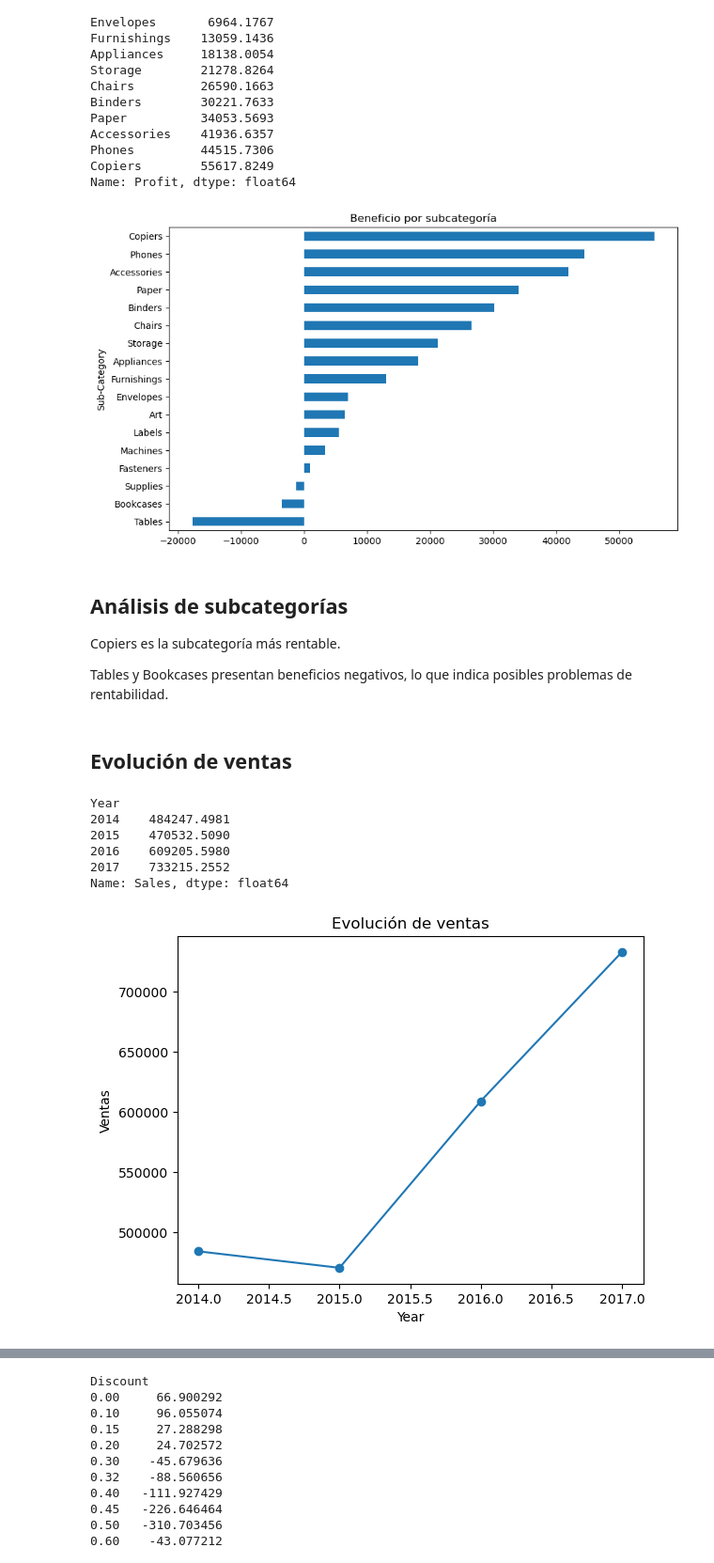
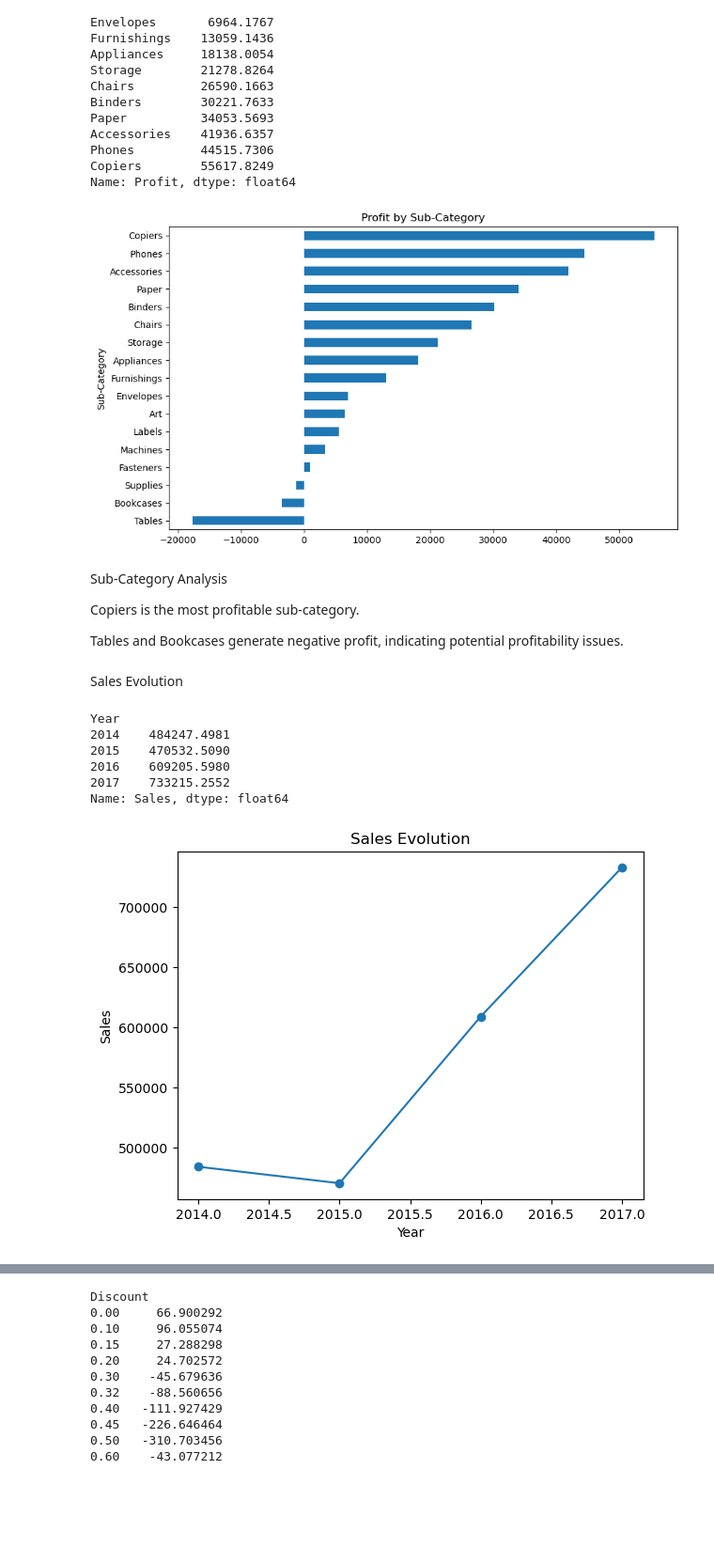
Before and after one commit to kevinjgonzalezp-ui/ecommerce-sales-customer-analytics, a Jupyter notebook: notebooks/03_business_analysis.ipynb, the cells around one changed output, grey strips where cells are left out. Shown at 94% size. Saved outputs shown, nothing was run; the diff lists cells and outputs as text; code cells hidden in the pictures; blank space fills up the shorter version.

```diff
--- a/notebooks/03_business_analysis.ipynb
+++ b/notebooks/03_business_analysis.ipynb
@@ -109,18 +108,18 @@ df.groupby("Sub-Category")["Profit"].sum().sort_values().plot(
     figsize=(10,6)
 )
 
-plt.title("Beneficio por subcategoría")
+plt.title("Profit by Sub-Category")
 plt.show()
 # %% [output]
-[figure, old version]
+[figure, new version]
 # %% [markdown]
-## Análisis de subcategorías
+Sub-Category Analysis
 
-Copiers es la subcategoría más rentable.
+Copiers is the most profitable sub-category.
 
-Tables y Bookcases presentan beneficios negativos, lo que indica posibles problemas de rentabilidad.
+Tables and Bookcases generate negative profit, indicating potential profitability issues.
 # %% [markdown]
-## Evolución de ventas
+Sales Evolution
 # %%
 df.groupby("Year")["Sales"].sum()
 # %% [output]
@@ -133,12 +132,12 @@ Name: Sales, dtype: float64
 # %%
 df.groupby("Year")["Sales"].sum().plot(
     kind="line",
     marker="o"
 )
 
-plt.title("Evolución de ventas")
-plt.ylabel("Ventas")
+plt.title("Sales Evolution")
+plt.ylabel("Sales")
 plt.show()
 # %% [output]
-[figure, old version]
+[figure, new version]
 # %% [markdown]
```
Also changed, not shown: parts of 17 cells of this notebook, 2 other files.
